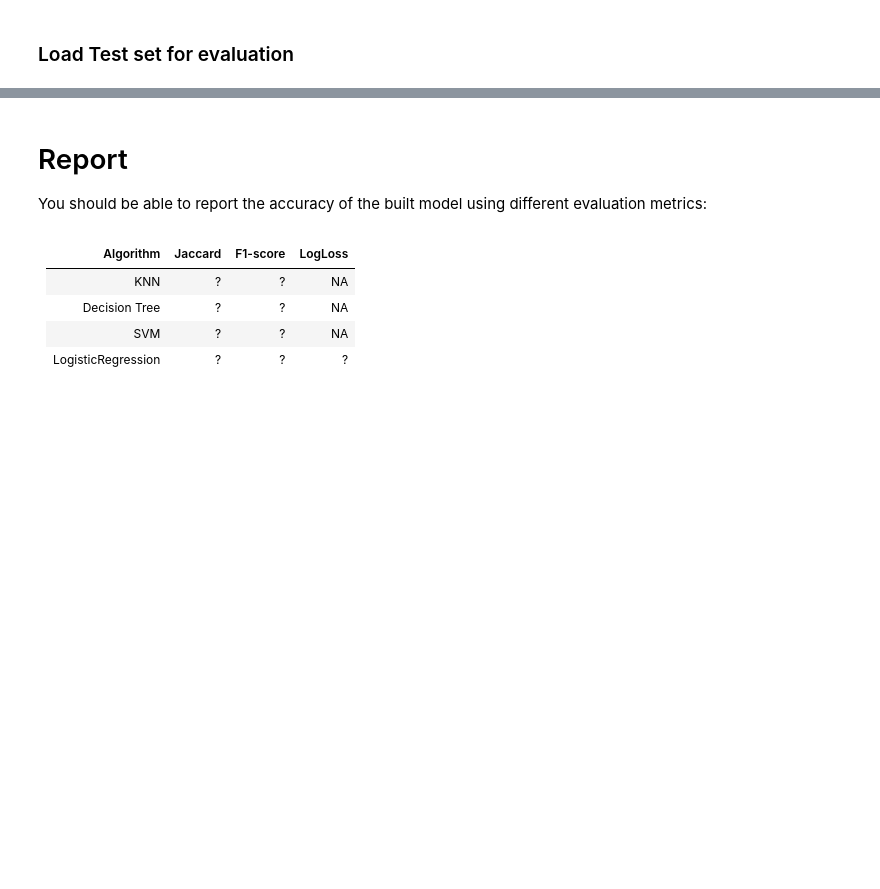
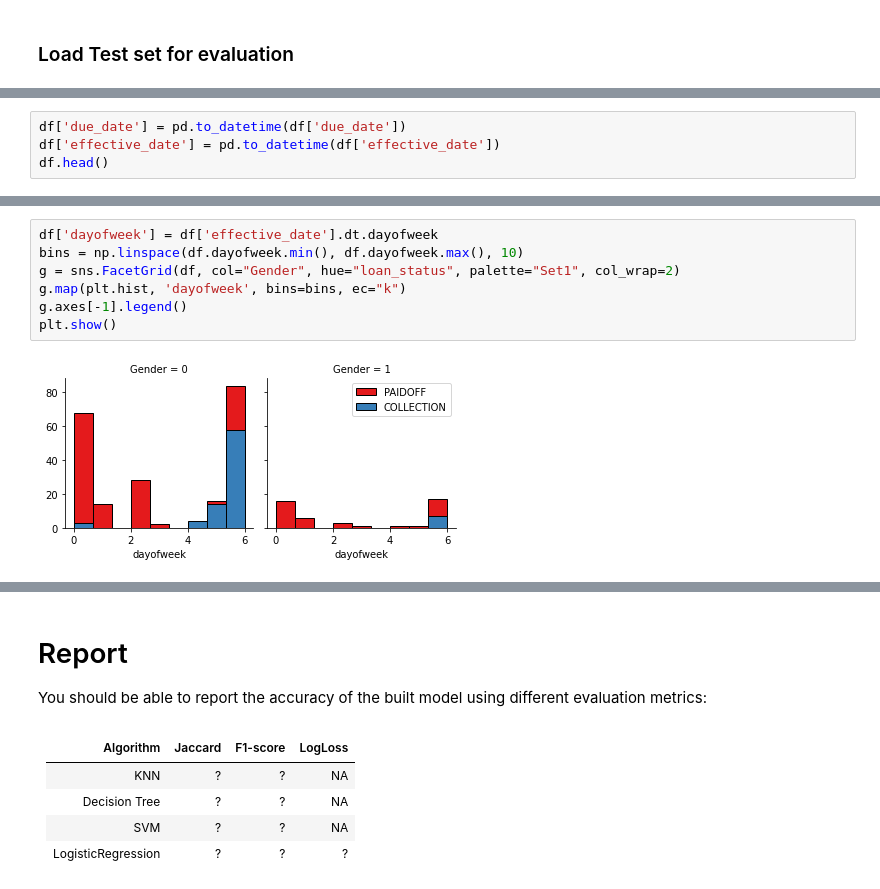
Before and after one commit to MhmudAlpurd/Coursera-MachineLearningwithPython, a Jupyter notebook: Cousera_FinalProject_MLwithPython.ipynb, the cells around one changed output, grey strips where cells are left out. Drawn from its saved outputs; the diff is of its cells as text; blank space fills up the shorter version.

```diff
--- a/Cousera_FinalProject_MLwithPython.ipynb
+++ b/Cousera_FinalProject_MLwithPython.ipynb
@@ -190,0 +590,4 @@ test_df.head()
+# %%
+df['due_date'] = pd.to_datetime(df['due_date'])
+df['effective_date'] = pd.to_datetime(df['effective_date'])
+df.head()
@@ -190,0 +601,9 @@ test_df.head()
+# %%
+df['dayofweek'] = df['effective_date'].dt.dayofweek
+bins = np.linspace(df.dayofweek.min(), df.dayofweek.max(), 10)
+g = sns.FacetGrid(df, col="Gender", hue="loan_status", palette="Set1", col_wrap=2)
+g.map(plt.hist, 'dayofweek', bins=bins, ec="k")
+g.axes[-1].legend()
+plt.show()
+# %% [output]
+[figure, added]
```
Also changed, not shown: parts of 64 cells of this notebook.
